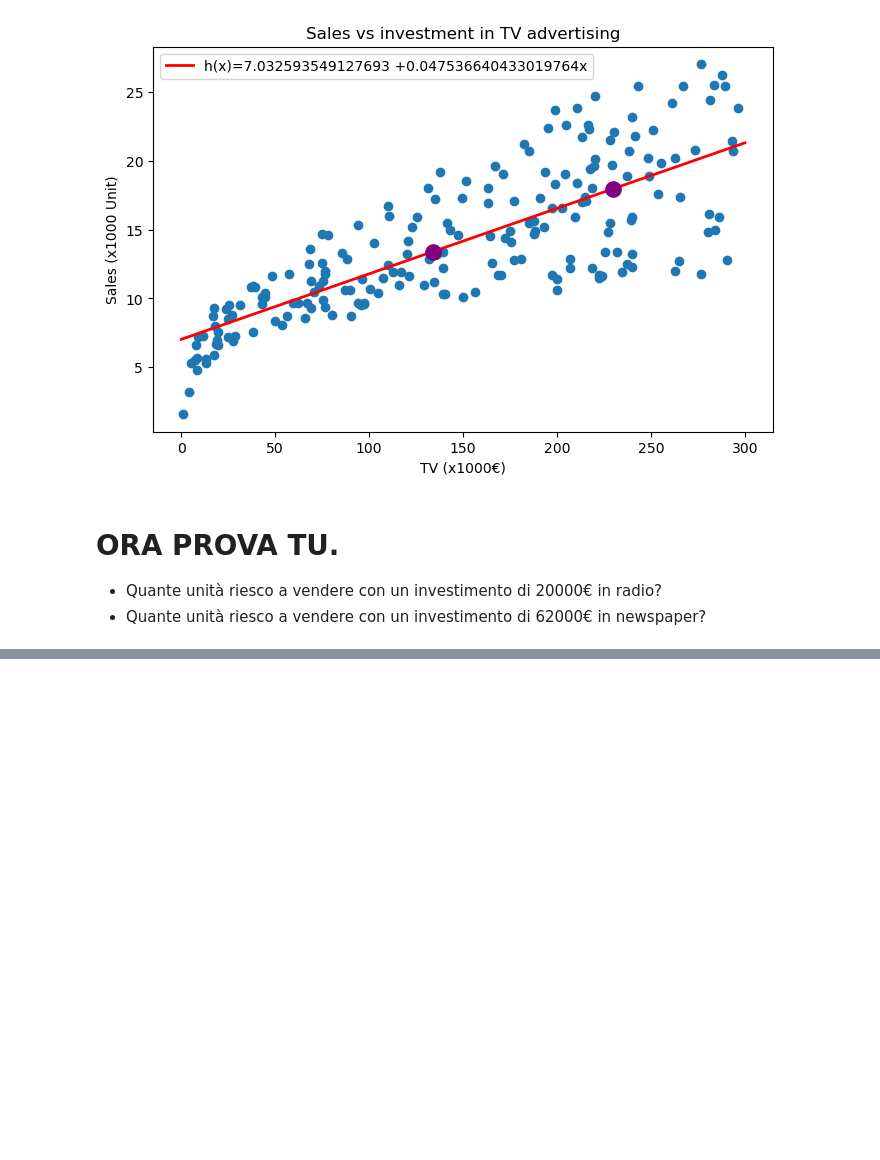
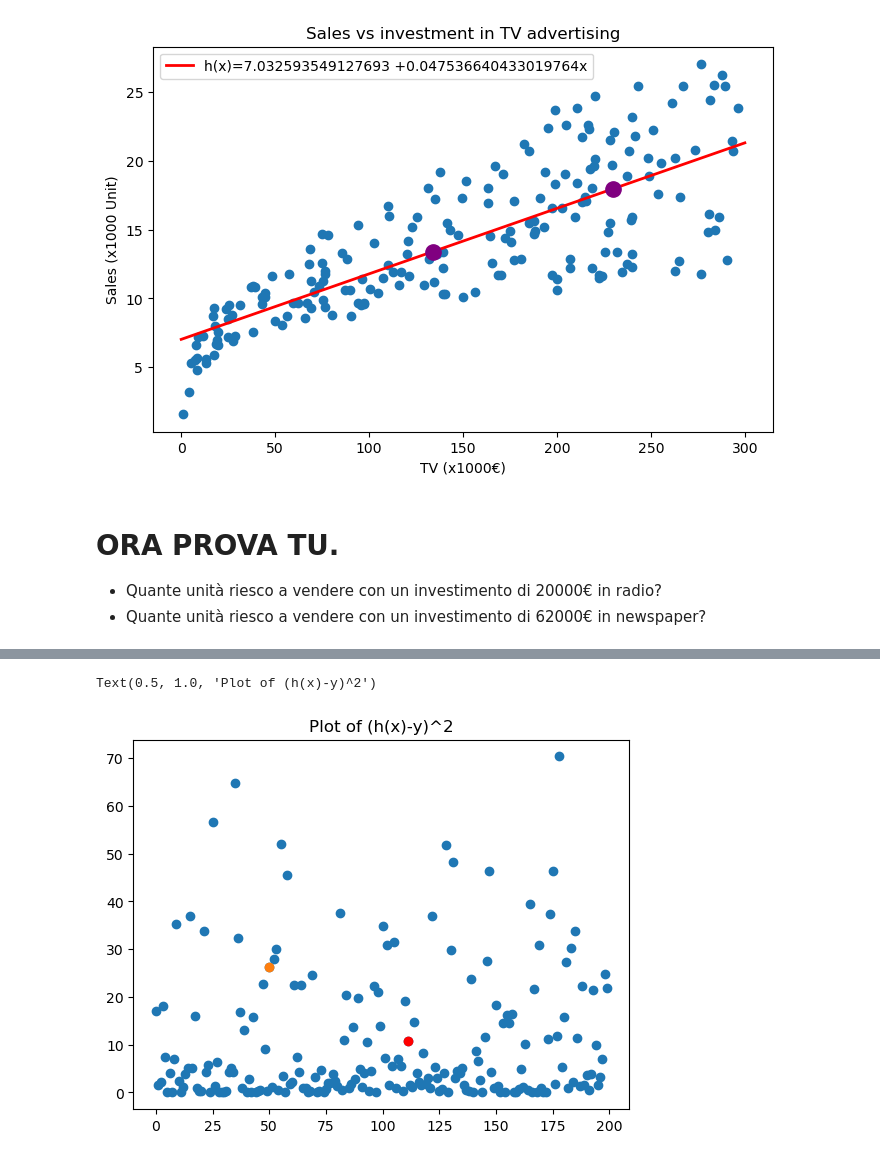
Before and after one commit to pal-dev-labs/Artificial-Intelligence-with-Python, a Jupyter notebook: 8-Intro-Supervised-Learning.ipynb, the cells around one changed output, grey strips where cells are left out. Cells and saved outputs as stored; diff of their text form; code cells hidden in the pictures; blank space fills up the shorter version.

```diff
--- a/8-Intro-Supervised-Learning.ipynb
+++ b/8-Intro-Supervised-Learning.ipynb
@@ -590,0 +297,13 @@ advertising budgets.
+# %%
+squared = np.square(diff)
+# %%
+# plotto tutti quadrati delle differenze
+plt.plot(squared, 'o')
+# metto in evidenza tre differenze
+plt.plot(np.array([50]), squared[50], 'o')
+plt.plot(np.array([111]), squared[111], 'o', color='red')
+plt.plot()
+plt.title('Plot of (h(x)-y)^2')
+# %% [output]
+Text(0.5, 1.0, 'Plot of (h(x)-y)^2')
+[figure, added]
```
Also changed, not shown: parts of 78 cells of this notebook, 2 other files.
